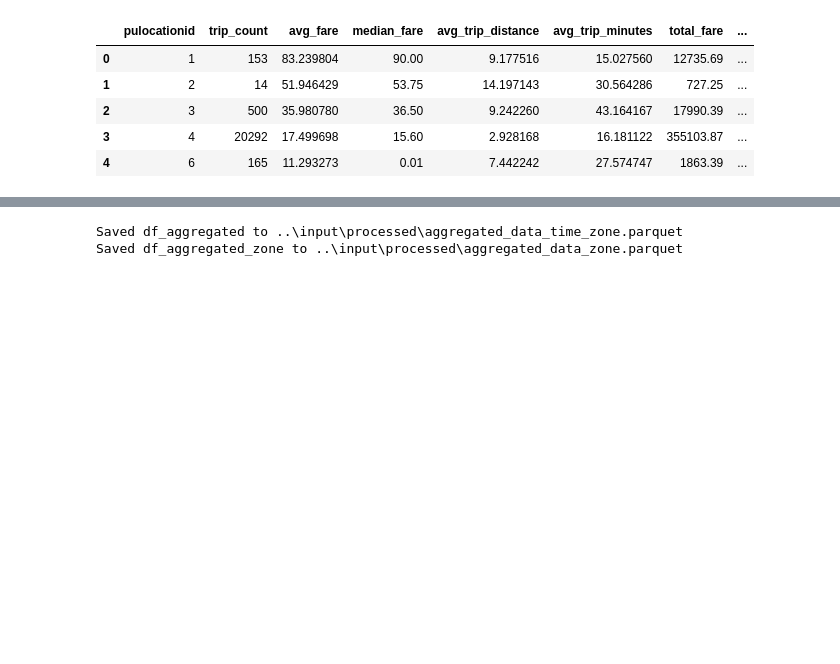
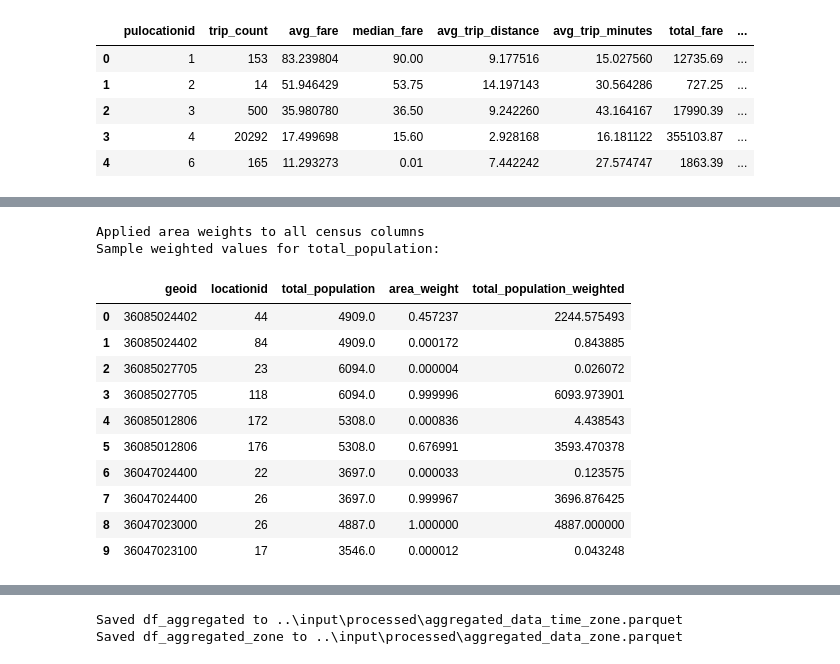
Before and after one commit to danielanz/S-P-Global-Assignment, a Jupyter notebook: notebooks/01_data_cleaning.ipynb, the cells around one changed output, grey strips where cells are left out. Drawn from its saved outputs; the diff is of its cells as text; code cells hidden in the pictures; blank space fills up the shorter version.

```diff
--- a/notebooks/01_data_cleaning.ipynb
+++ b/notebooks/01_data_cleaning.ipynb
@@ -596,0 +736,9 @@ Columns: ['pulocationid', 'trip_count', 'avg_fare', 'median_fare', 'avg_trip_dis
+# %%
+# Prepare taxi zones for overlay - keep only necessary columns
+gdf_taxi_zones_simple = gdf_taxi_zones[['LocationID', 'geometry']].copy()
+gdf_taxi_zones_simple = gdf_taxi_zones_simple.rename(columns={'LocationID': 'locationid'})
+
+# Ensure locationid is integer type
+gdf_taxi_zones_simple['locationid'] = gdf_taxi_zones_simple['locationid'].astype(int)
+
+print(f"Taxi zones prepared for overlay: {gdf_taxi_zones_simple.shape}")
@@ -596,0 +747,8 @@ Columns: ['pulocationid', 'trip_count', 'avg_fare', 'median_fare', 'avg_trip_dis
+# %%
+# Perform spatial overlay (intersection) between census tracts and taxi zones
+# This creates polygons representing the intersection of each tract with each zone
+gdf_intersection = gpd.overlay(gdf_census_with_data, gdf_taxi_zones_simple, how='intersection')
+
+print(f"Intersection result shape: {gdf_intersection.shape}")
+print(f"Sample of intersection:")
+gdf_intersection[['geoid', 'locationid', 'total_population']].head(10)
@@ -596,0 +770,11 @@ Columns: ['pulocationid', 'trip_count', 'avg_fare', 'median_fare', 'avg_trip_dis
+# %%
+# Calculate the area of each intersection polygon
+gdf_intersection['intersection_area'] = gdf_intersection.geometry.area
+
+# Calculate the weight: proportion of tract area in this intersection
+gdf_intersection['area_weight'] = gdf_intersection['intersection_area'] / gdf_intersection['tract_area']
+
+# Sanity check: weights should be between 0 and 1
+print(f"Area weight statistics:")
+print(gdf_intersection['area_weight'].describe())
+print(f"\nWeights > 1 (should be 0 or very few due to floating point): {(gdf_intersection['area_weight'] > 1.01).sum()}")
@@ -596,0 +840,23 @@ Columns: ['pulocationid', 'trip_count', 'avg_fare', 'median_fare', 'avg_trip_dis
+# %%
+# Apply area weights to all census count columns
+# This distributes counts proportionally based on geographic overlap
+for col in census_count_columns:
+    gdf_intersection[f'{col}_weighted'] = gdf_intersection[col] * gdf_intersection['area_weight']
+
+print("Applied area weights to all census columns")
+print(f"Sample weighted values for total_population:")
+gdf_intersection[['geoid', 'locationid', 'total_population', 'area_weight', 'total_population_weighted']].head(10)
+# %% [output]
+Applied area weights to all census columns
+Sample weighted values for total_population:
+|  | geoid | locationid | total_population | area_weight | total_population_weighted |
+| 0 | 36085024402 | 44 | 4909.0 | 0.457237 | 2244.575493 |
+| 1 | 36085024402 | 84 | 4909.0 | 0.000172 | 0.843885 |
+| 2 | 36085027705 | 23 | 6094.0 | 0.000004 | 0.026072 |
+| 3 | 36085027705 | 118 | 6094.0 | 0.999996 | 6093.973901 |
+| 4 | 36085012806 | 172 | 5308.0 | 0.000836 | 4.438543 |
+| 5 | 36085012806 | 176 | 5308.0 | 0.676991 | 3593.470378 |
+| 6 | 36047024400 | 22 | 3697.0 | 0.000033 | 0.123575 |
+| 7 | 36047024400 | 26 | 3697.0 | 0.999967 | 3696.876425 |
+| 8 | 36047023000 | 26 | 4887.0 | 1.000000 | 4887.000000 |
+| 9 | 36047023100 | 17 | 3546.0 | 0.000012 | 0.043248 |
```
Also changed, not shown: parts of 20 cells of this notebook.
